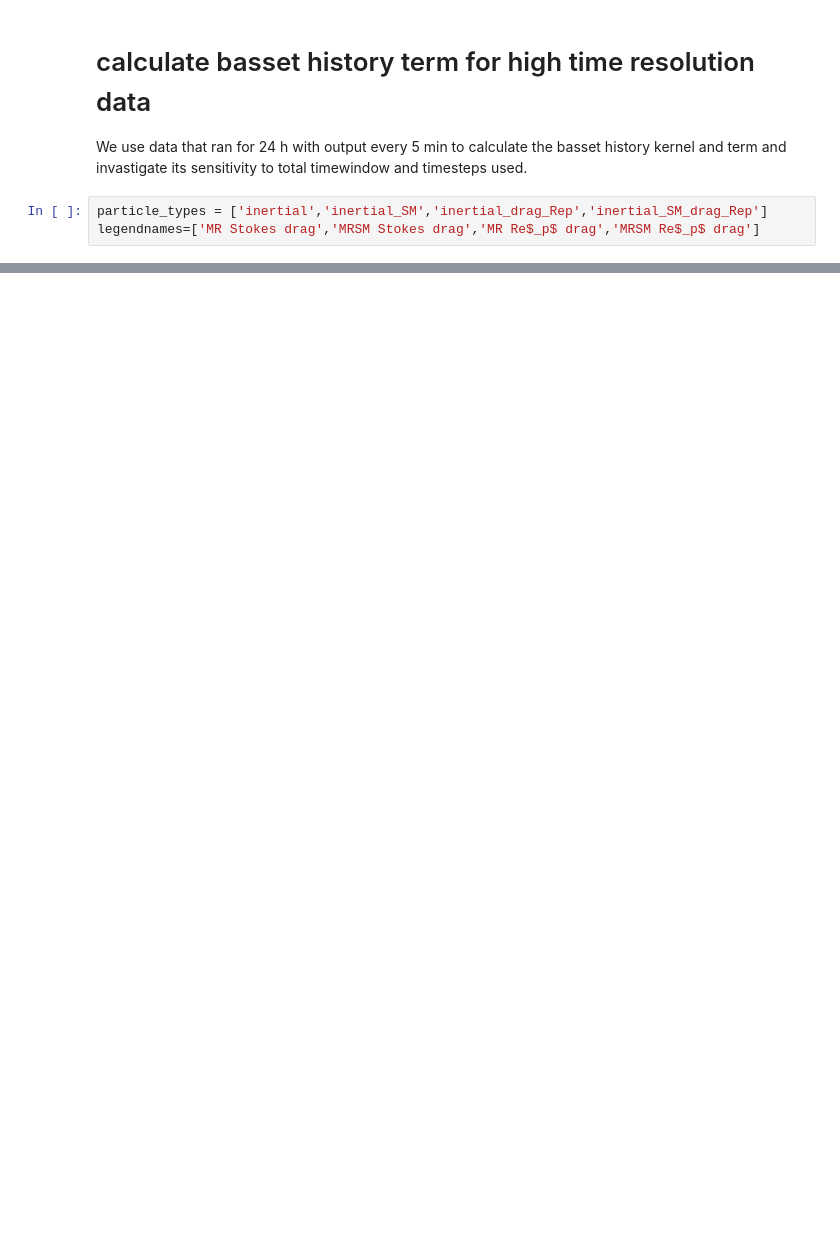
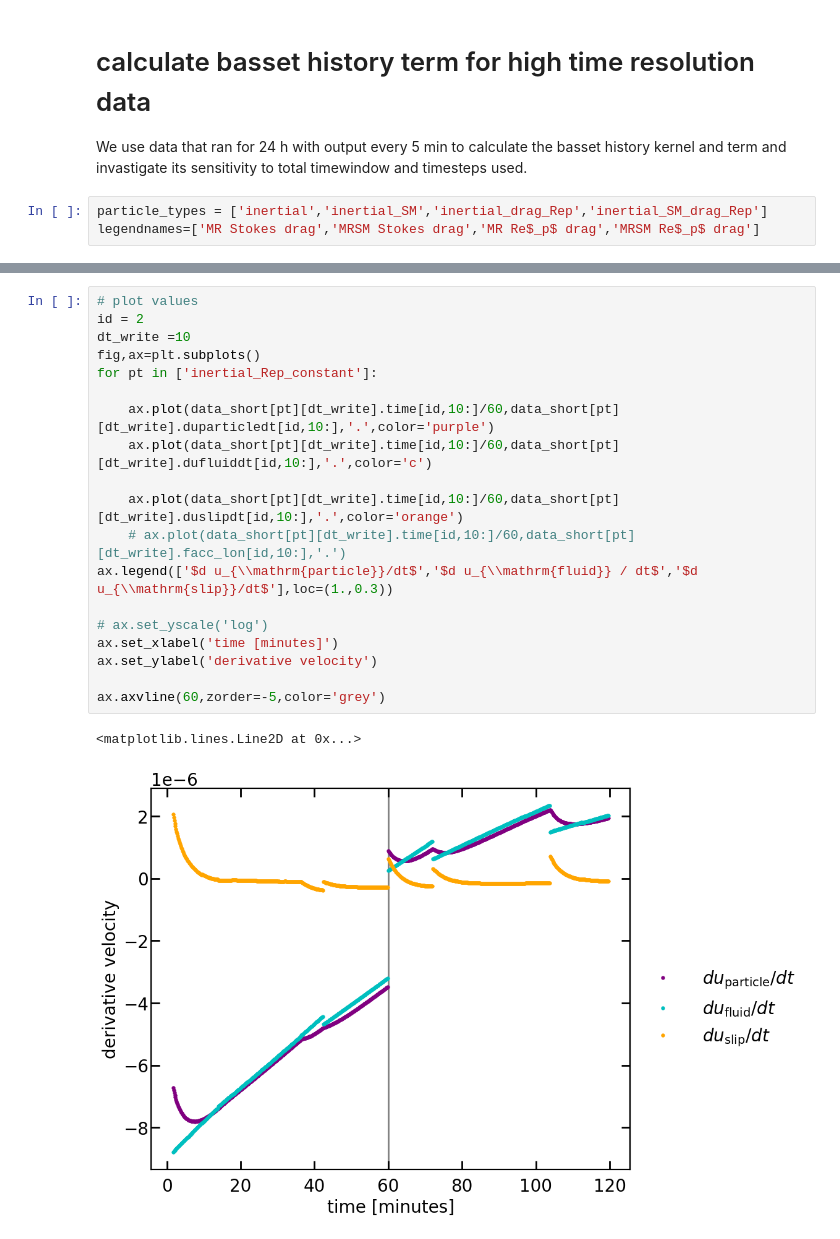
Before and after one commit to Parcels-code/Maxey_Riley_advection, a Jupyter notebook: analysis/analysis_history_term.ipynb, the cells around one changed output, grey strips where cells are left out. Cells and saved outputs as stored; diff of their text form; blank space fills up the shorter version.

```diff
--- a/analysis/analysis_history_term.ipynb
+++ b/analysis/analysis_history_term.ipynb
@@ -465,0 +302,22 @@ ax2.plot(Nwindowlist,F_H_basset_Nwindow,'s')
+# %%
+# plot values
+id = 2
+dt_write =10
+fig,ax=plt.subplots()
+for pt in ['inertial_Rep_constant']:
+
+    ax.plot(data_short[pt][dt_write].time[id,10:]/60,data_short[pt][dt_write].duparticledt[id,10:],'.',color='purple')
+    ax.plot(data_short[pt][dt_write].time[id,10:]/60,data_short[pt][dt_write].dufluiddt[id,10:],'.',color='c')
+
+    ax.plot(data_short[pt][dt_write].time[id,10:]/60,data_short[pt][dt_write].duslipdt[id,10:],'.',color='orange')
+    # ax.plot(data_short[pt][dt_write].time[id,10:]/60,data_short[pt][dt_write].facc_lon[id,10:],'.')
+ax.legend(['$d u_{\\mathrm{particle}}/dt$','$d u_{\\mathrm{fluid}} / dt$','$d u_{\\mathrm{slip}}/dt$'],loc=(1.,0.3))
+
+# ax.set_yscale('log')
+ax.set_xlabel('time [minutes]')
+ax.set_ylabel('derivative velocity')
+
+ax.axvline(60,zorder=-5,color='grey')
+# %% [output]
+<matplotlib.lines.Line2D at 0x...>
+[figure, added]
```
Also changed, not shown: parts of 47 cells of this notebook.
